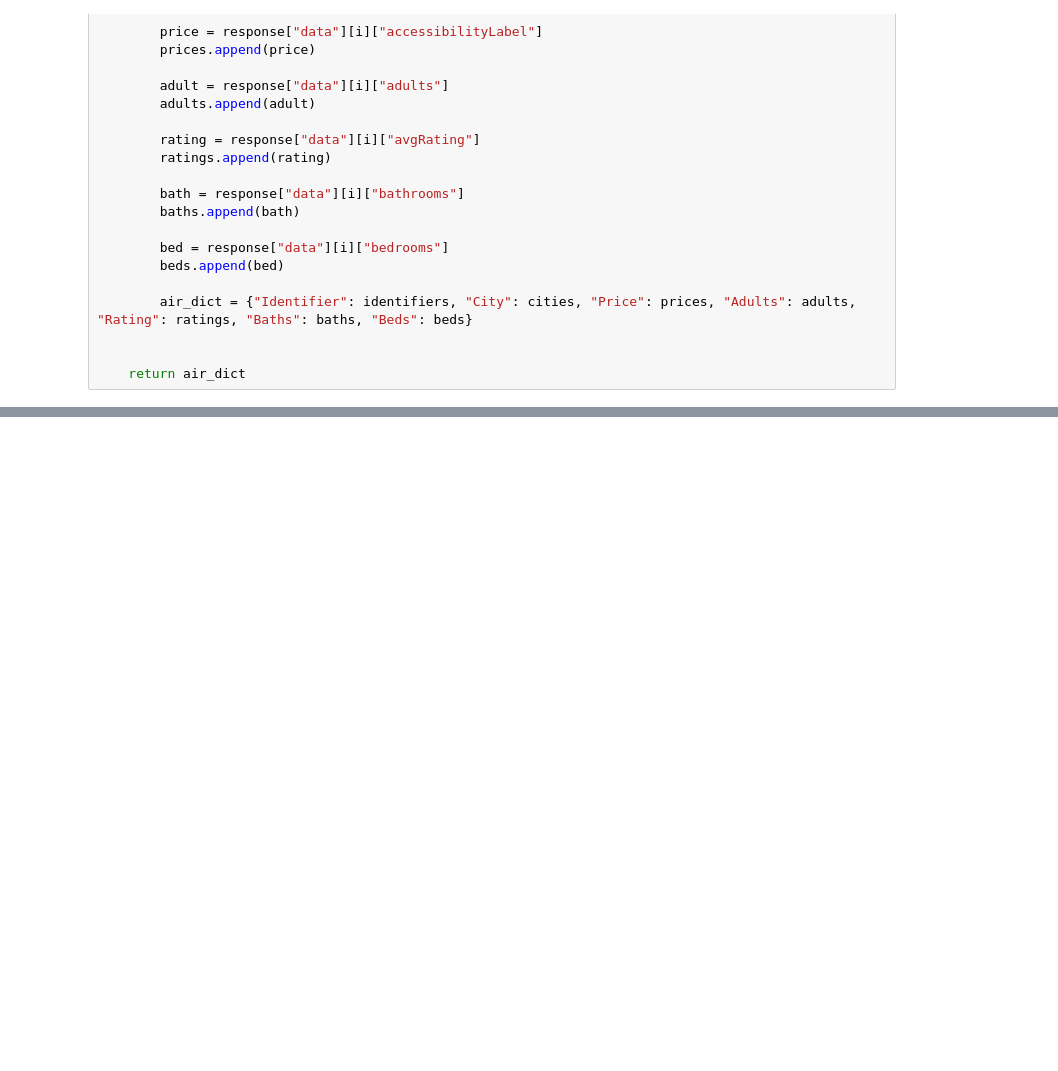
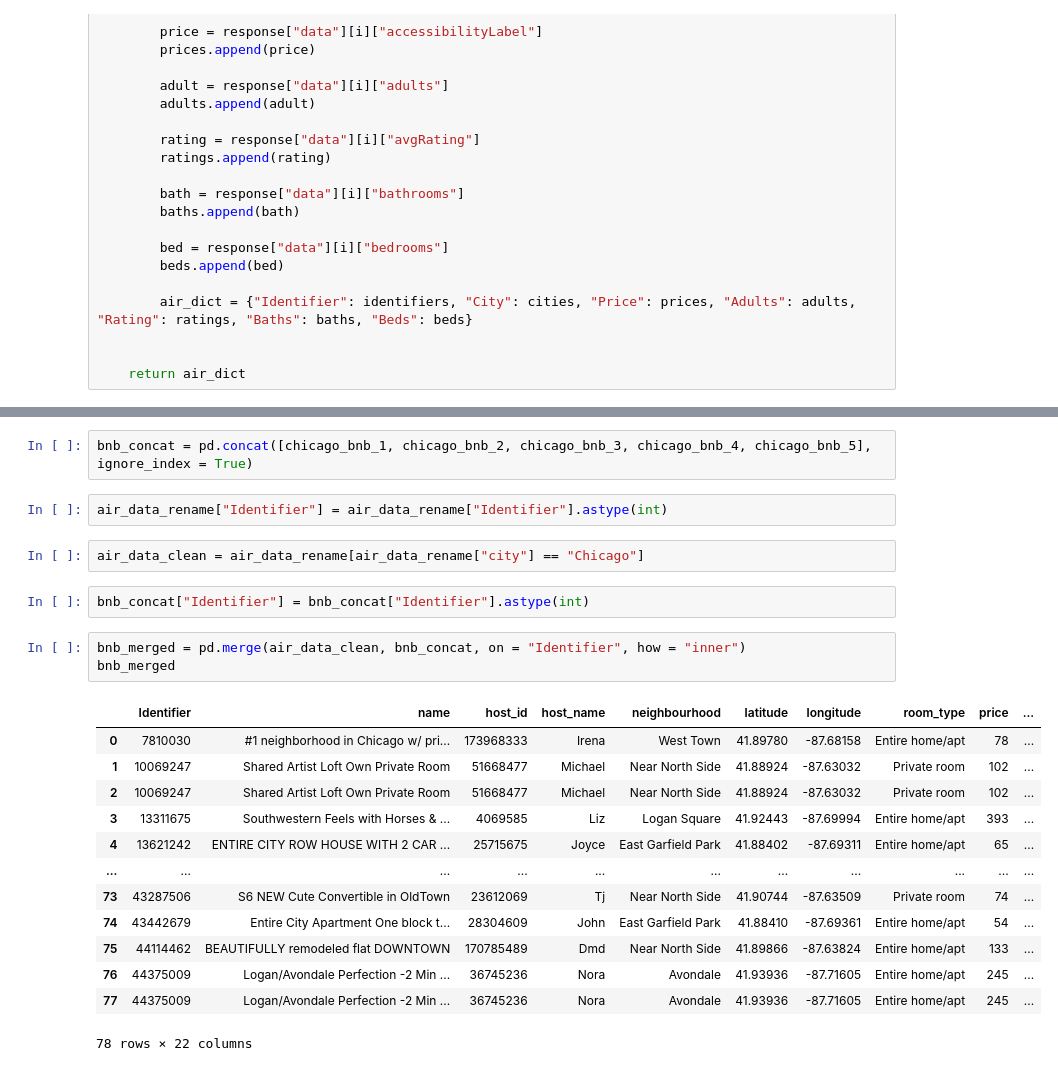
Before and after one commit to Jhernie/Project-2-Short-term-Rental, a Jupyter notebook: AirBnB.ipynb, the cells around one changed output, grey strips where cells are left out. Cells and saved outputs as stored; diff of their text form; blank space fills up the shorter version.

```diff
--- a/AirBnB.ipynb
+++ b/AirBnB.ipynb
@@ -155,2 +209,27 @@ chicago_bnb_5
 | 38 | 48826787 | Chicago | $119 per night | 5 | 4.44 | 1.0 | 3 |
 | 39 | 583350872731975888 | Chicago | $107 per night | 5 | 4.55 | 1.0 | 3 |
+# %%
+bnb_concat = pd.concat([chicago_bnb_1, chicago_bnb_2, chicago_bnb_3, chicago_bnb_4, chicago_bnb_5], ignore_index = True)
+# %%
+air_data_rename["Identifier"] = air_data_rename["Identifier"].astype(int)
+# %%
+air_data_clean = air_data_rename[air_data_rename["city"] == "Chicago"]
+# %%
+bnb_concat["Identifier"] = bnb_concat["Identifier"].astype(int)
+# %%
+bnb_merged = pd.merge(air_data_clean, bnb_concat, on = "Identifier", how = "inner")
+bnb_merged
+# %% [output]
+|  | Identifier | name | host_id | host_name | neighbourhood | latitude | longitude | room_type | price | ... |
+| 0 | 7810030 | #1 neighborhood in Chicago w/ pri... | 173968333 | Irena | West Town | 41.89780 | -87.68158 | Entire home/apt | 78 | ... |
+| 1 | 10069247 | Shared Artist Loft Own Private Room | 51668477 | Michael | Near North Side | 41.88924 | -87.63032 | Private room | 102 | ... |
+| 2 | 10069247 | Shared Artist Loft Own Private Room | 51668477 | Michael | Near North Side | 41.88924 | -87.63032 | Private room | 102 | ... |
+| 3 | 13311675 | Southwestern Feels with Horses & ... | 4069585 | Liz | Logan Square | 41.92443 | -87.69994 | Entire home/apt | 393 | ... |
+| 4 | 13621242 | ENTIRE CITY ROW HOUSE WITH 2 CAR ... | 25715675 | Joyce | East Garfield Park | 41.88402 | -87.69311 | Entire home/apt | 65 | ... |
+| ... | ... | ... | ... | ... | ... | ... | ... | ... | ... | ... |
+| 73 | 43287506 | S6 NEW Cute Convertible in OldTown | 23612069 | Tj | Near North Side | 41.90744 | -87.63509 | Private room | 74 | ... |
+| 74 | 43442679 | Entire City Apartment One block t... | 28304609 | John | East Garfield Park | 41.88410 | -87.69361 | Entire home/apt | 54 | ... |
+| 75 | 44114462 | BEAUTIFULLY remodeled flat DOWNTOWN | 170785489 | Dmd | Near North Side | 41.89866 | -87.63824 | Entire home/apt | 133 | ... |
+| 76 | 44375009 | Logan/Avondale Perfection -2 Min ... | 36745236 | Nora | Avondale | 41.93936 | -87.71605 | Entire home/apt | 245 | ... |
+| 77 | 44375009 | Logan/Avondale Perfection -2 Min ... | 36745236 | Nora | Avondale | 41.93936 | -87.71605 | Entire home/apt | 245 | ... |
+78 rows × 22 columns
```
Also changed, not shown: parts of 10 cells of this notebook.
